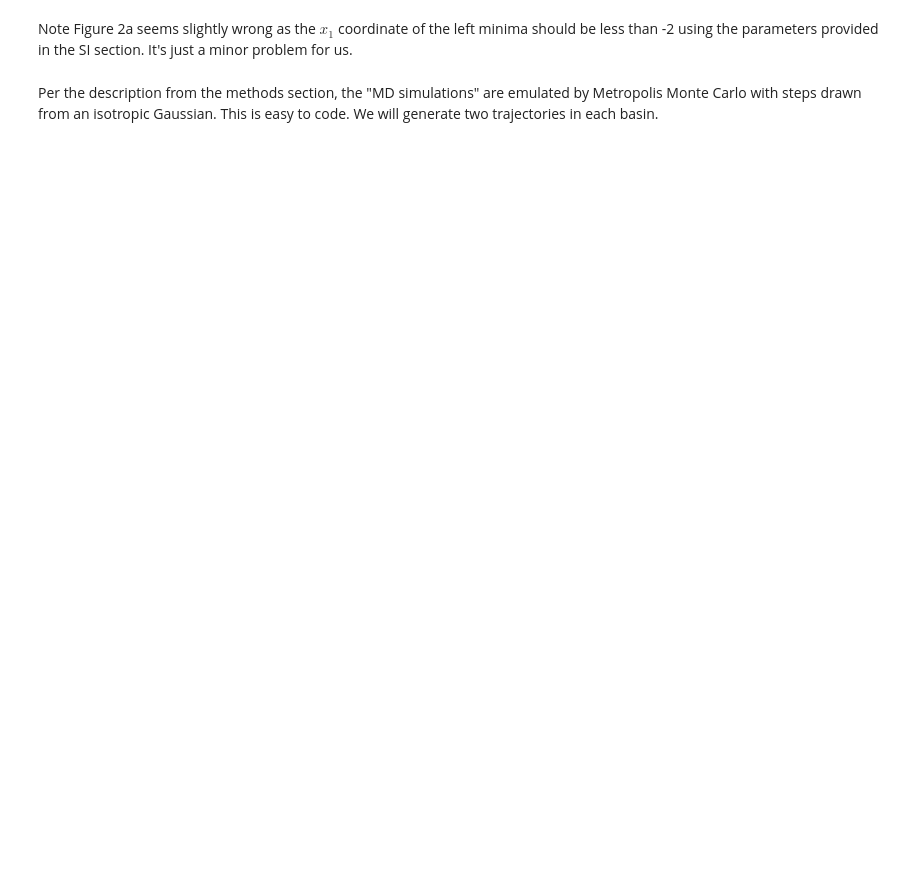
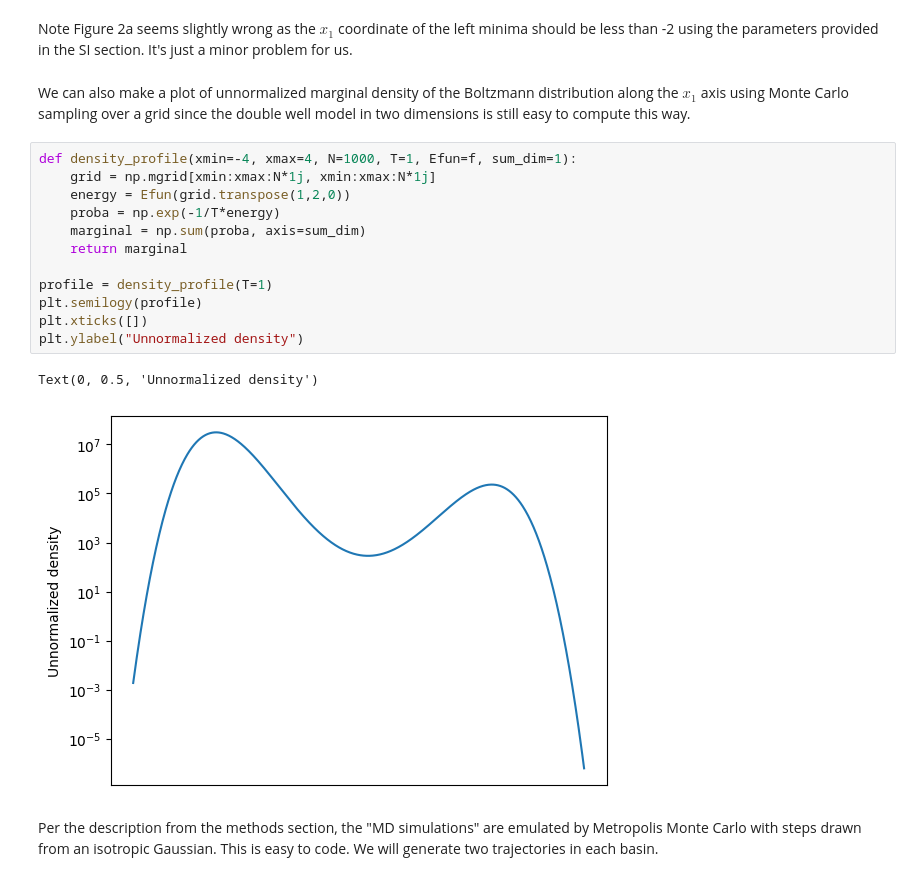
Before and after one commit to ziyuanzhao2000/Variational_Modeling, a Jupyter notebook: Boltzmann_Generator_for_Double_Well_Model.ipynb, the cells around one changed output. Cells and saved outputs as stored; diff of their text form; blank space fills up the shorter version.

```diff
--- a/Boltzmann_Generator_for_Double_Well_Model.ipynb
+++ b/Boltzmann_Generator_for_Double_Well_Model.ipynb
@@ -34,5 +45,22 @@ plt.colorbar();
 # %% [markdown]
 Note Figure 2a seems slightly wrong as the $x_1$ coordinate of the left minima should be less than -2 using the parameters provided in the SI section. It's just a minor problem for us.
+# %% [markdown]
+We can also make a plot of unnormalized marginal density of the Boltzmann distribution along the $x_1$ axis using Monte Carlo sampling over a grid since the double well model in two dimensions is still easy to compute this way.
+# %%
+def density_profile(xmin=-4, xmax=4, N=1000, T=1, Efun=f, sum_dim=1):
+    grid = np.mgrid[xmin:xmax:N*1j, xmin:xmax:N*1j]
+    energy = Efun(grid.transpose(1,2,0))
+    proba = np.exp(-1/T*energy)
+    marginal = np.sum(proba, axis=sum_dim)
+    return marginal
+
+profile = density_profile(T=1)
+plt.semilogy(profile)
+plt.xticks([])
+plt.ylabel("Unnormalized density")
+# %% [output]
+Text(0, 0.5, 'Unnormalized density')
+[figure, added]
 # %% [markdown]
 Per the description from the methods section, the "MD simulations" are emulated by Metropolis Monte Carlo with steps drawn from an isotropic Gaussian. This is easy to code. We will generate two trajectories in each basin.
 # %%
```
Also changed, not shown: parts of 33 cells of this notebook, 7 other files.
